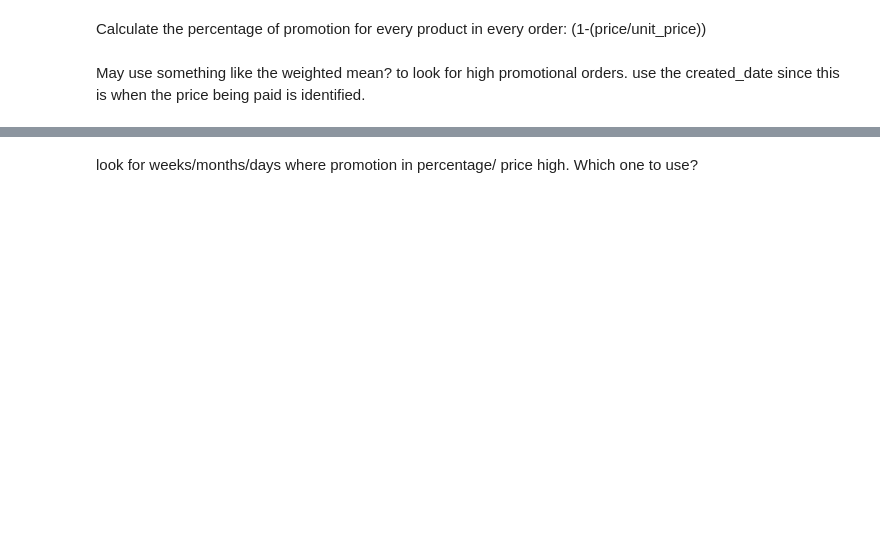
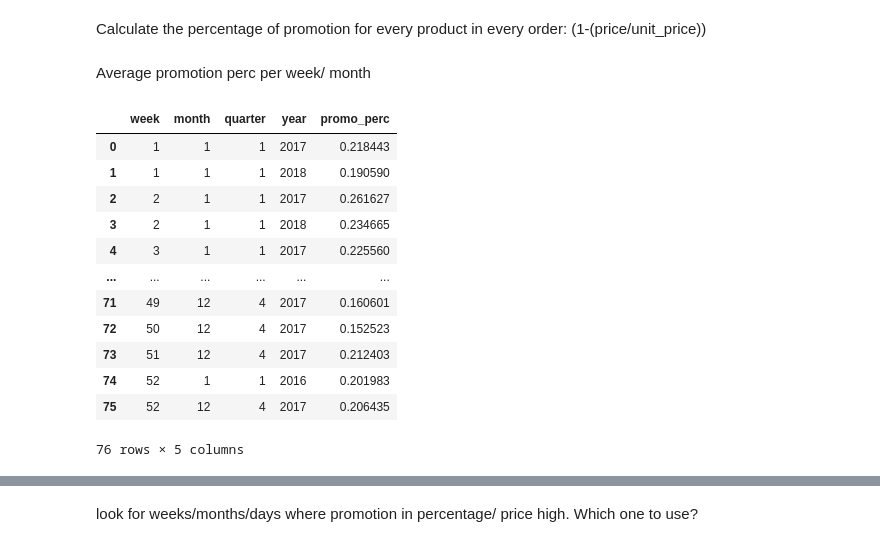
Before and after one commit to MerleSt/Eniac, a Jupyter notebook: Eniac.ipynb, the cells around one changed output, grey strips where cells are left out. Saved outputs shown, nothing was run; the diff lists cells and outputs as text; code cells hidden in the pictures; blank space fills up the shorter version.

```diff
--- a/Eniac.ipynb
+++ b/Eniac.ipynb
@@ -262,2 +262,2 @@ Calculate the percentage of promotion for every product in every order: (1-(pric
 # %% [markdown]
-May use something like the weighted mean? to look for high promotional orders. use the created_date since this is when the price being paid is identified.
+Average promotion perc per week/ month
@@ -263,0 +269,25 @@ May use something like the weighted mean? to look for high promotional orders. u
+# %%
+grouped = (
+    bopo
+    .loc[bopo['state'] == 'Completed']
+    .groupby(['week', 'month', 'quarter', 'year'])
+    ['promo_perc']
+    .mean()
+    .reset_index()
+)
+
+grouped
+# %% [output]
+|  | week | month | quarter | year | promo_perc |
+| 0 | 1 | 1 | 1 | 2017 | 0.218443 |
+| 1 | 1 | 1 | 1 | 2018 | 0.190590 |
+| 2 | 2 | 1 | 1 | 2017 | 0.261627 |
+| 3 | 2 | 1 | 1 | 2018 | 0.234665 |
+| 4 | 3 | 1 | 1 | 2017 | 0.225560 |
+| ... | ... | ... | ... | ... | ... |
+| 71 | 49 | 12 | 4 | 2017 | 0.160601 |
+| 72 | 50 | 12 | 4 | 2017 | 0.152523 |
+| 73 | 51 | 12 | 4 | 2017 | 0.212403 |
+| 74 | 52 | 1 | 1 | 2016 | 0.201983 |
+| 75 | 52 | 12 | 4 | 2017 | 0.206435 |
+76 rows × 5 columns
```
Also changed, not shown: parts of 8 cells of this notebook.
